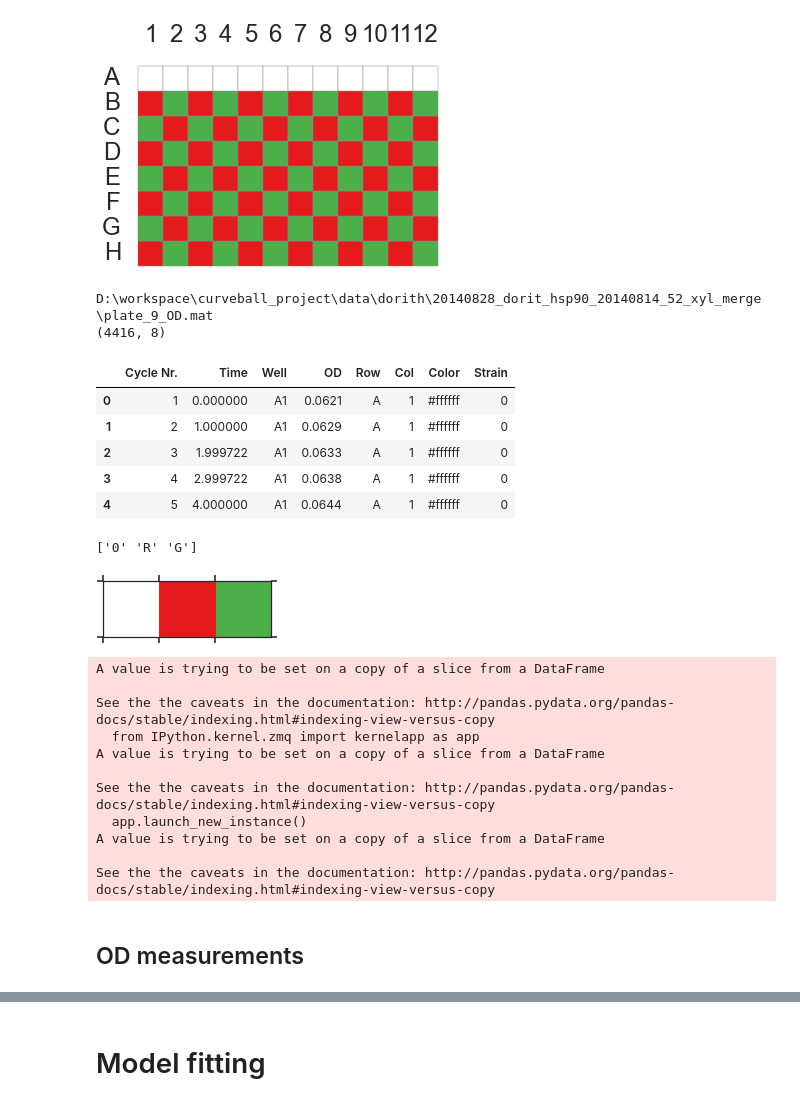
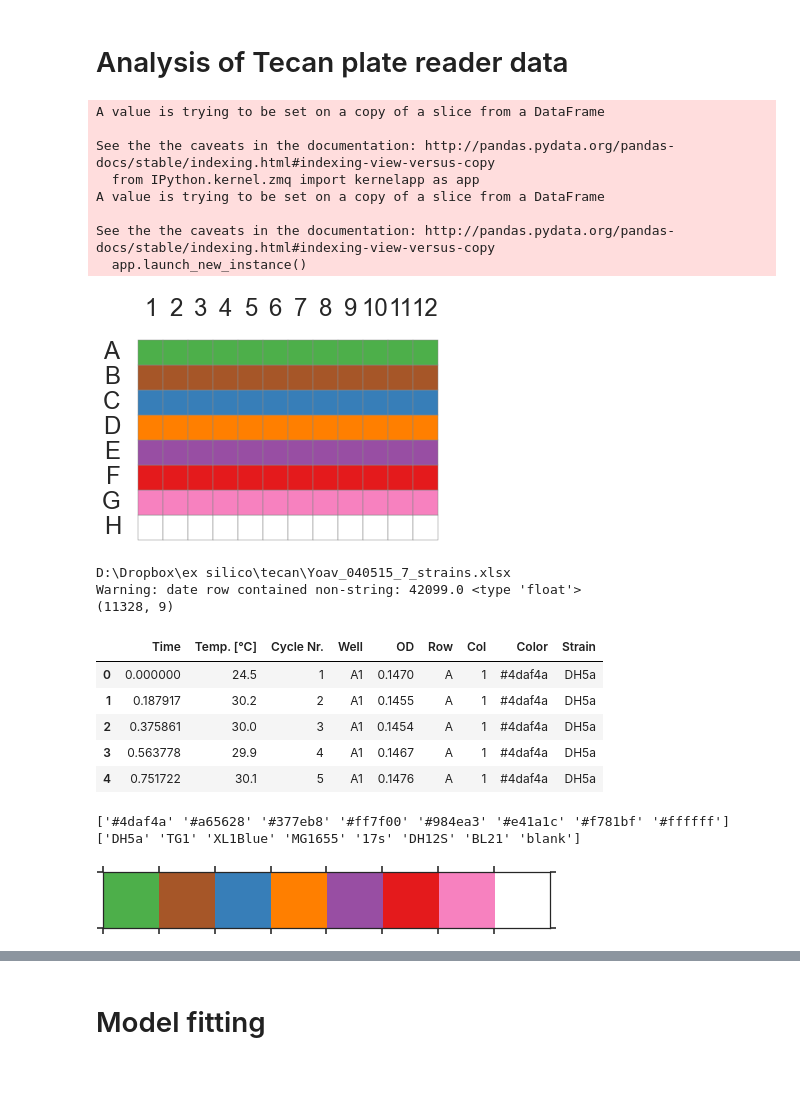
Before and after one commit to yoavram/GRC2015, a Jupyter notebook: analysis.ipynb, the cells around one changed output, grey strips where cells are left out. Cells and saved outputs as stored; diff of their text form; code cells hidden in the pictures; blank space fills up the shorter version.

Commit message:
new figures, using MG1655 and DH12S for first columns

```diff
--- a/analysis.ipynb
+++ b/analysis.ipynb
@@ -19,3 +1,5 @@ Standard microplate arrangement (unless otherwise mentioned):
+# %% [markdown]
+# Analysis of Tecan plate reader data
 # %%
 %matplotlib inline
 import matplotlib.pyplot as plt
@@ -25,6 +9,7 @@ import pandas as pd
 from lmfit import Model
 import seaborn as sns
 sns.set_style('ticks')
-sns.set_context('poster', font_scale=1.5, rc={'figure.figsize':(8.6, 5.9)})
+context = 'poster'
+sns.set_context(context, font_scale=1.5, rc={'figure.figsize':(8.6, 5.9)})
 # %%
 import curveball
@@ -34,45 +18,40 @@ max_time = 24
 # %%
-plate = pd.read_csv(r"d:/workspace/curveball_project/python/plate_templates/checkerboard2.csv")
+plate = pd.read_csv(r"d:/dropbox/ex silico/tecan/plate_Yoav_040515_7_strains.csv")
+plate.Strain[plate.Strain=='12s'] = 'DH12S'
+plate.Strain[plate.Strain=='DH5alfa'] = 'DH5a'
+
 fig,ax = curveball.plots.plot_plate(plate)
 # %% [output]
+A value is trying to be set on a copy of a slice from a DataFrame
+
+See the the caveats in the documentation: http://pandas.pydata.org/pandas-docs/stable/indexing.html#indexing-view-versus-copy
+  from IPython.kernel.zmq import kernelapp as app
+A value is trying to be set on a copy of a slice from a DataFrame
+
+See the the caveats in the documentation: http://pandas.pydata.org/pandas-docs/stable/indexing.html#indexing-view-versus-copy
+  app.launch_new_instance()
-[figure, old version]
+[figure, new version]
 # %%
-reload(curveball.ioutils)
 print filename
-df = curveball.ioutils.read_tecan_mat(filename, max_time=48, plate=plate)
+#df = curveball.ioutils.read_tecan_mat(filename, max_time=max_time, plate=plate)
+df = curveball.ioutils.read_tecan_xlsx(filename, 'OD', max_time=24, plate=plate)
 print df.shape
 df.head()
 # %% [output]
-D:\workspace\curveball_project\data\dorith\20140828_dorit_hsp90_20140814_52_xyl_merge\plate_9_OD.mat
-(4416, 8)
+D:\Dropbox\ex silico\tecan\Yoav_040515_7_strains.xlsx
+Warning: date row contained non-string: 42099.0 <type 'float'>
+(11328, 9)
-|  | Cycle Nr. | Time | Well | OD | Row | Col | Color | Strain |
-| 0 | 1 | 0.000000 | A1 | 0.0621 | A | 1 | #ffffff | 0 |
-| 1 | 2 | 1.000000 | A1 | 0.0629 | A | 1 | #ffffff | 0 |
-| 2 | 3 | 1.999722 | A1 | 0.0633 | A | 1 | #ffffff | 0 |
-| 3 | 4 | 2.999722 | A1 | 0.0638 | A | 1 | #ffffff | 0 |
-| 4 | 5 | 4.000000 | A1 | 0.0644 | A | 1 | #ffffff | 0 |
+|  | Time | Temp. [°C] | Cycle Nr. | Well | OD | Row | Col | Color | Strain |
+| 0 | 0.000000 | 24.5 | 1 | A1 | 0.1470 | A | 1 | #4daf4a | DH5a |
+| 1 | 0.187917 | 30.2 | 2 | A1 | 0.1455 | A | 1 | #4daf4a | DH5a |
+| 2 | 0.375861 | 30.0 | 3 | A1 | 0.1454 | A | 1 | #4daf4a | DH5a |
+| 3 | 0.563778 | 29.9 | 4 | A1 | 0.1467 | A | 1 | #4daf4a | DH5a |
+| 4 | 0.751722 | 30.1 | 5 | A1 | 0.1476 | A | 1 | #4daf4a | DH5a |
 # %%
 sns.palplot(df.Color.unique())
+print df.Color.unique()
 print df.Strain.unique()
 # %% [output]
-['0' 'R' 'G']
+['#4daf4a' '#a65628' '#377eb8' '#ff7f00' '#984ea3' '#e41a1c' '#f781bf' '#ffffff']
+['DH5a' 'TG1' 'XL1Blue' 'MG1655' '17s' 'DH12S' 'BL21' 'blank']
-[figure, old version]
+[figure, new version]
-# %%
-df.Time /= 3.0
-df.Strain[df.Strain=='0'] = 'Blank'
-df.Strain[df.Strain=='R'] = 'TG1'
-df.Strain[df.Strain=='G'] = 'DH5a'
-# %% [output]
-A value is trying to be set on a copy of a slice from a DataFrame
-
-See the the caveats in the documentation: http://pandas.pydata.org/pandas-docs/stable/indexing.html#indexing-view-versus-copy
-  from IPython.kernel.zmq import kernelapp as app
-A value is trying to be set on a copy of a slice from a DataFrame
-
-See the the caveats in the documentation: http://pandas.pydata.org/pandas-docs/stable/indexing.html#indexing-view-versus-copy
-  app.launch_new_instance()
-A value is trying to be set on a copy of a slice from a DataFrame
-
-See the the caveats in the documentation: http://pandas.pydata.org/pandas-docs/stable/indexing.html#indexing-view-versus-copy
-# %% [markdown]
-## OD measurements
```
Also changed, not shown: parts of 22 cells of this notebook, 1 other file.
